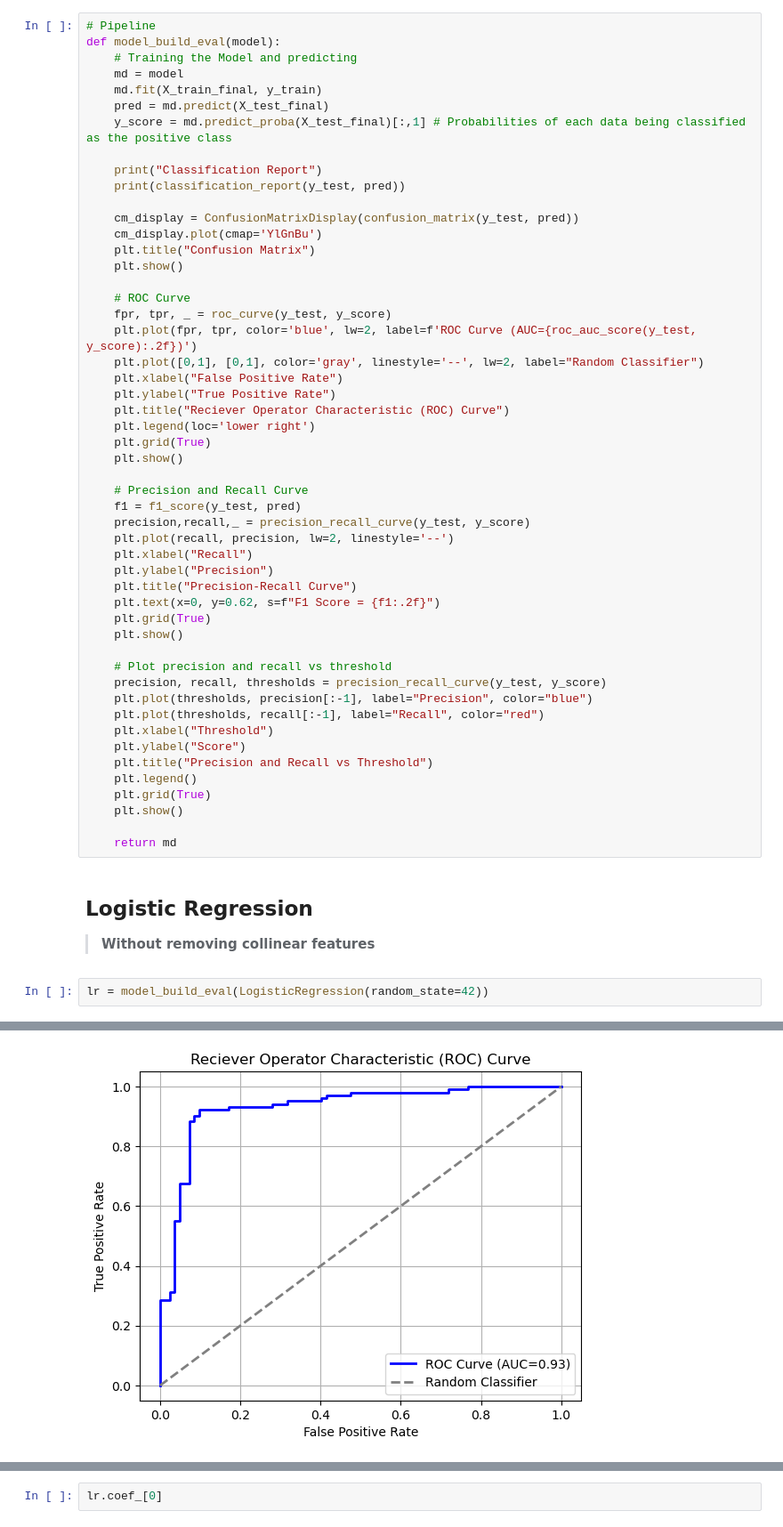
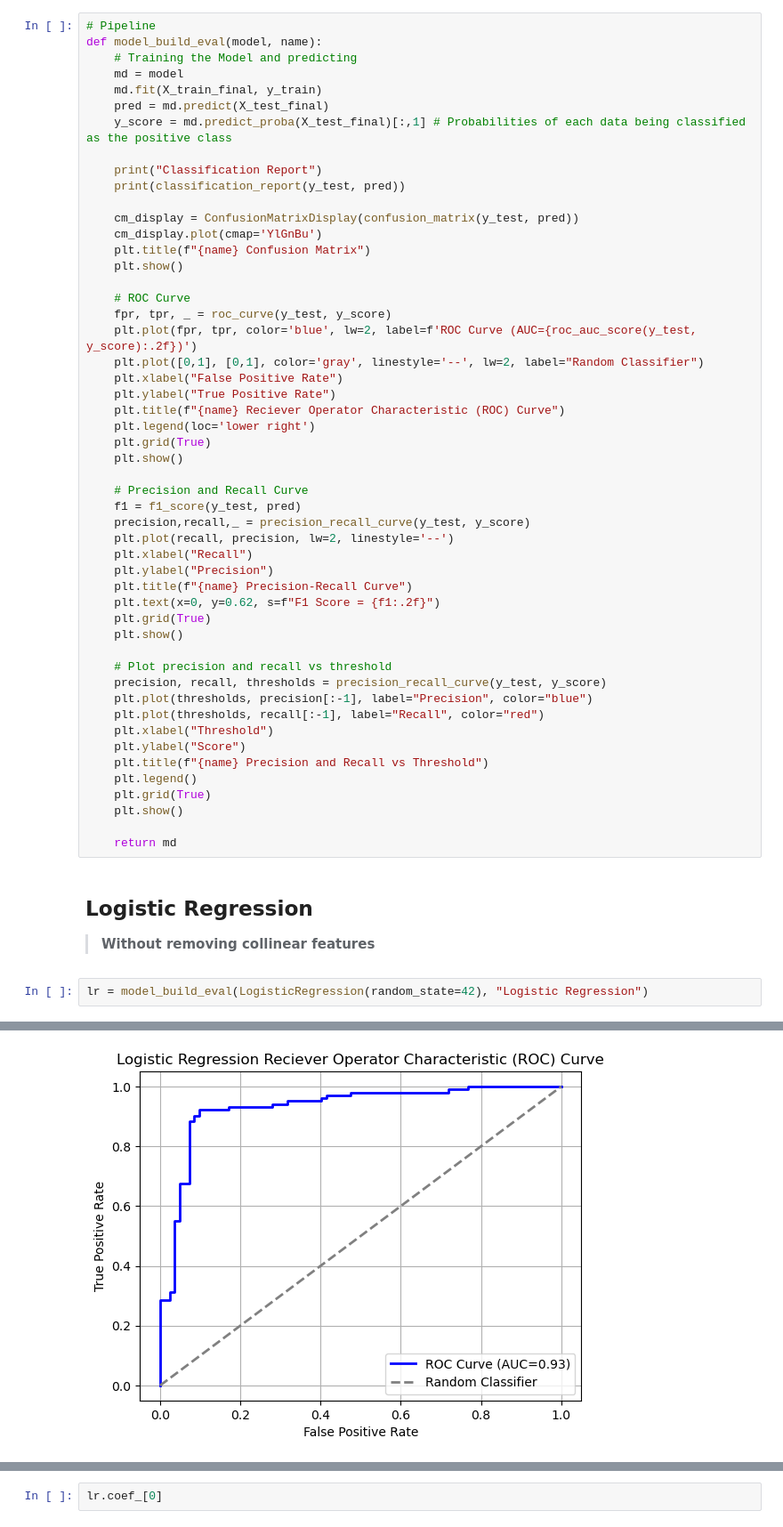
Before and after one commit to DevJGraham/Heart_Disease_Prediction, a Jupyter notebook: heart_disease_prediction.ipynb, the cells around one changed output, grey strips where cells are left out. Shown at 89% size. Cells and saved outputs as stored; diff of their text form.

Commit message:
Fix model building pipeline, Update README.md, and fix LinkedIn link in README.md file.

```diff
--- a/heart_disease_prediction.ipynb
+++ b/heart_disease_prediction.ipynb
@@ -648,7 +648,7 @@ ST_Slope_Up has the highest feature importance, meaning it does the best job of
 ### Pipeline for model building
 # %%
 # Pipeline
-def model_build_eval(model):
+def model_build_eval(model, name):
     # Training the Model and predicting
     md = model
     md.fit(X_train_final, y_train)
@@ -660,7 +660,7 @@ def model_build_eval(model):
 
     cm_display = ConfusionMatrixDisplay(confusion_matrix(y_test, pred))
     cm_display.plot(cmap='YlGnBu')
-    plt.title("Confusion Matrix")
+    plt.title(f"{name} Confusion Matrix")
     plt.show()
 
     # ROC Curve
@@ -669,7 +669,7 @@ def model_build_eval(model):
     plt.plot([0,1], [0,1], color='gray', linestyle='--', lw=2, label="Random Classifier")
     plt.xlabel("False Positive Rate")
     plt.ylabel("True Positive Rate")
-    plt.title("Reciever Operator Characteristic (ROC) Curve")
+    plt.title(f"{name} Reciever Operator Characteristic (ROC) Curve")
     plt.legend(loc='lower right')
     plt.grid(True)
     plt.show()
@@ -680,7 +680,7 @@ def model_build_eval(model):
     plt.plot(recall, precision, lw=2, linestyle='--')
     plt.xlabel("Recall")
     plt.ylabel("Precision")
-    plt.title("Precision-Recall Curve")
+    plt.title(f"{name} Precision-Recall Curve")
     plt.text(x=0, y=0.62, s=f"F1 Score = {f1:.2f}")
     plt.grid(True)
     plt.show()
@@ -691,7 +691,7 @@ def model_build_eval(model):
     plt.plot(thresholds, recall[:-1], label="Recall", color="red")
     plt.xlabel("Threshold")
     plt.ylabel("Score")
-    plt.title("Precision and Recall vs Threshold")
+    plt.title(f"{name} Precision and Recall vs Threshold")
     plt.legend()
     plt.grid(True)
     plt.show()
@@ -701,7 +701,7 @@ def model_build_eval(model):
 ## Logistic Regression
 > **Without removing collinear features**
 # %%
-lr = model_build_eval(LogisticRegression(random_state=42))
+lr = model_build_eval(LogisticRegression(random_state=42), "Logistic Regression")
 # %% [output]
 Classification Report
               precision    recall  f1-score   support
@@ -716 +716 @@ weighted avg       0.89      0.89      0.89       184
-[figure, old version]
+[figure, new version]
```
Also changed, not shown: parts of 14 cells of this notebook, 5 other files.
